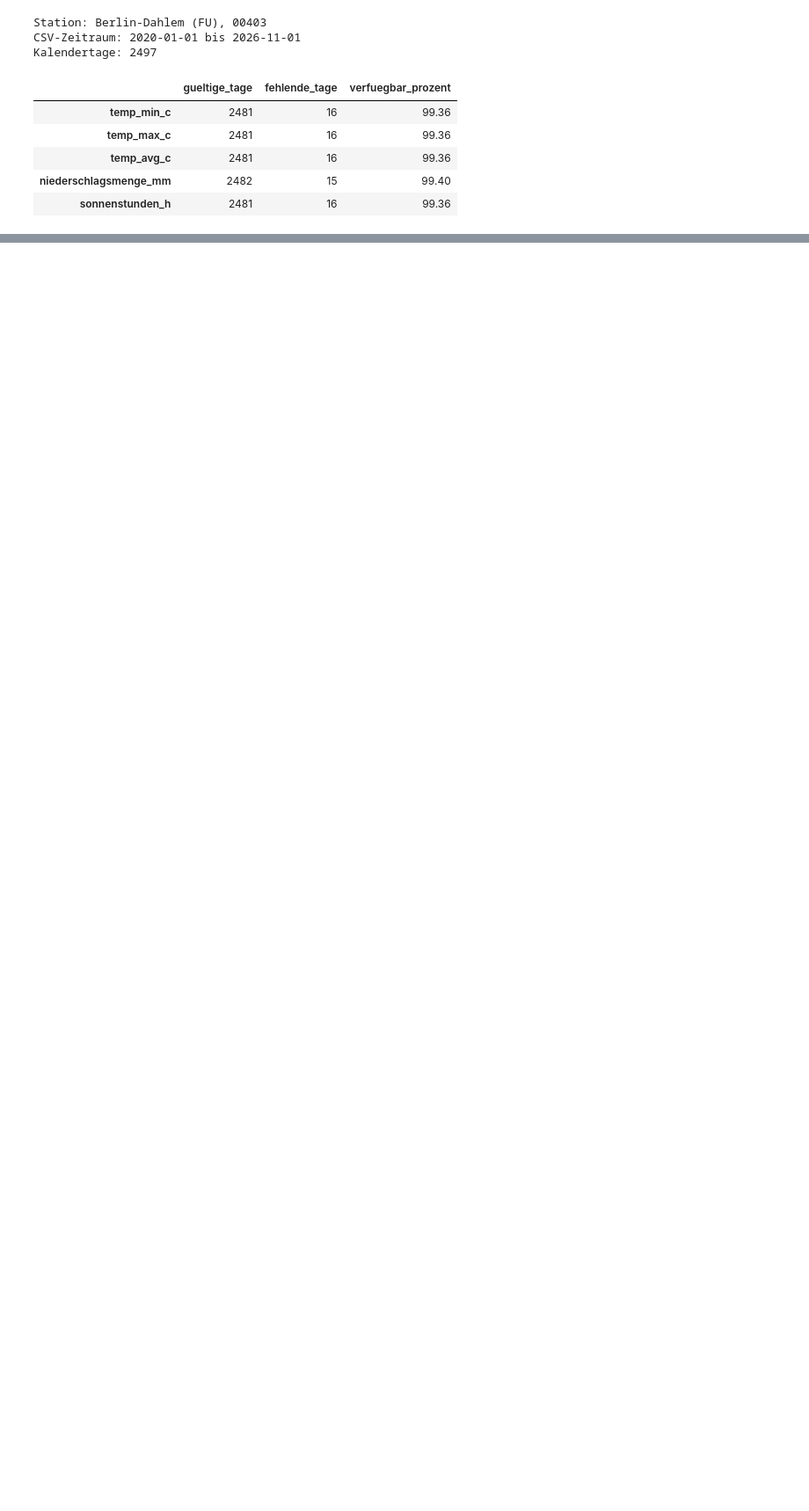
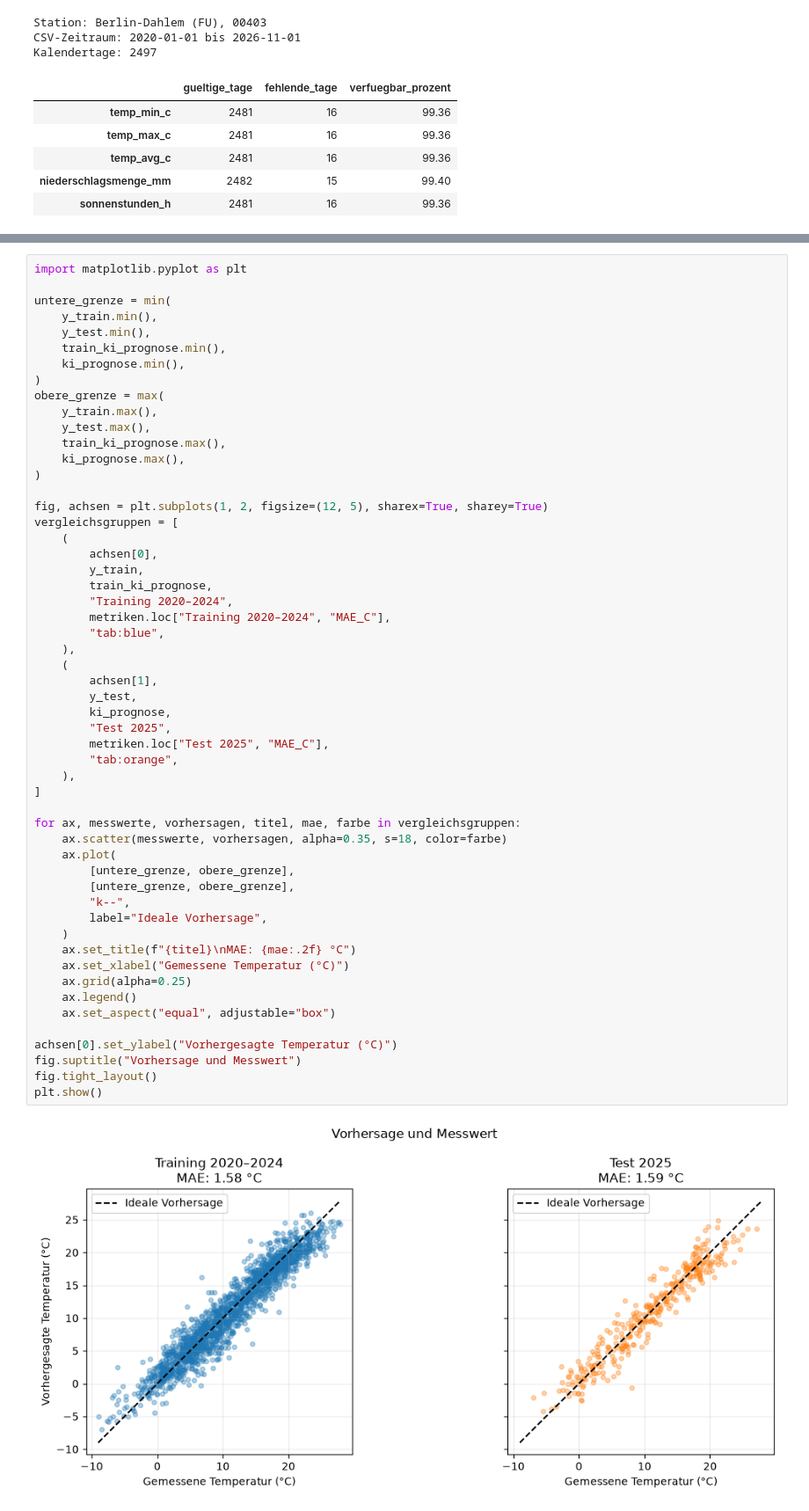
Before and after one commit to nktrsr/uebung021126_ki, a Jupyter notebook: dwd_berlin_wetterdaten_2020_heute.ipynb, the cells around one changed output, grey strips where cells are left out. Shown at 88% size. Drawn from its saved outputs; the diff is of its cells as text; blank space fills up the shorter version.

```diff
--- a/dwd_berlin_wetterdaten_2020_heute.ipynb
+++ b/dwd_berlin_wetterdaten_2020_heute.ipynb
@@ -158,0 +585,56 @@ Kalendertage: 2497
+# %%
+import matplotlib.pyplot as plt
+
+untere_grenze = min(
+    y_train.min(),
+    y_test.min(),
+    train_ki_prognose.min(),
+    ki_prognose.min(),
+)
+obere_grenze = max(
+    y_train.max(),
+    y_test.max(),
+    train_ki_prognose.max(),
+    ki_prognose.max(),
+)
+
+fig, achsen = plt.subplots(1, 2, figsize=(12, 5), sharex=True, sharey=True)
+vergleichsgruppen = [
+    (
+        achsen[0],
+        y_train,
+        train_ki_prognose,
+        "Training 2020–2024",
+        metriken.loc["Training 2020–2024", "MAE_C"],
+        "tab:blue",
+    ),
+    (
+        achsen[1],
+        y_test,
+        ki_prognose,
+        "Test 2025",
+        metriken.loc["Test 2025", "MAE_C"],
+        "tab:orange",
+    ),
+]
+
+for ax, messwerte, vorhersagen, titel, mae, farbe in vergleichsgruppen:
+    ax.scatter(messwerte, vorhersagen, alpha=0.35, s=18, color=farbe)
+    ax.plot(
+        [untere_grenze, obere_grenze],
+        [untere_grenze, obere_grenze],
+        "k--",
+        label="Ideale Vorhersage",
+    )
+    ax.set_title(f"{titel}\nMAE: {mae:.2f} °C")
+    ax.set_xlabel("Gemessene Temperatur (°C)")
+    ax.grid(alpha=0.25)
+    ax.legend()
+    ax.set_aspect("equal", adjustable="box")
+
+achsen[0].set_ylabel("Vorhergesagte Temperatur (°C)")
+fig.suptitle("Vorhersage und Messwert")
+fig.tight_layout()
+plt.show()
+# %% [output]
+[figure, added]
```
Also changed, not shown: parts of 23 cells of this notebook.
